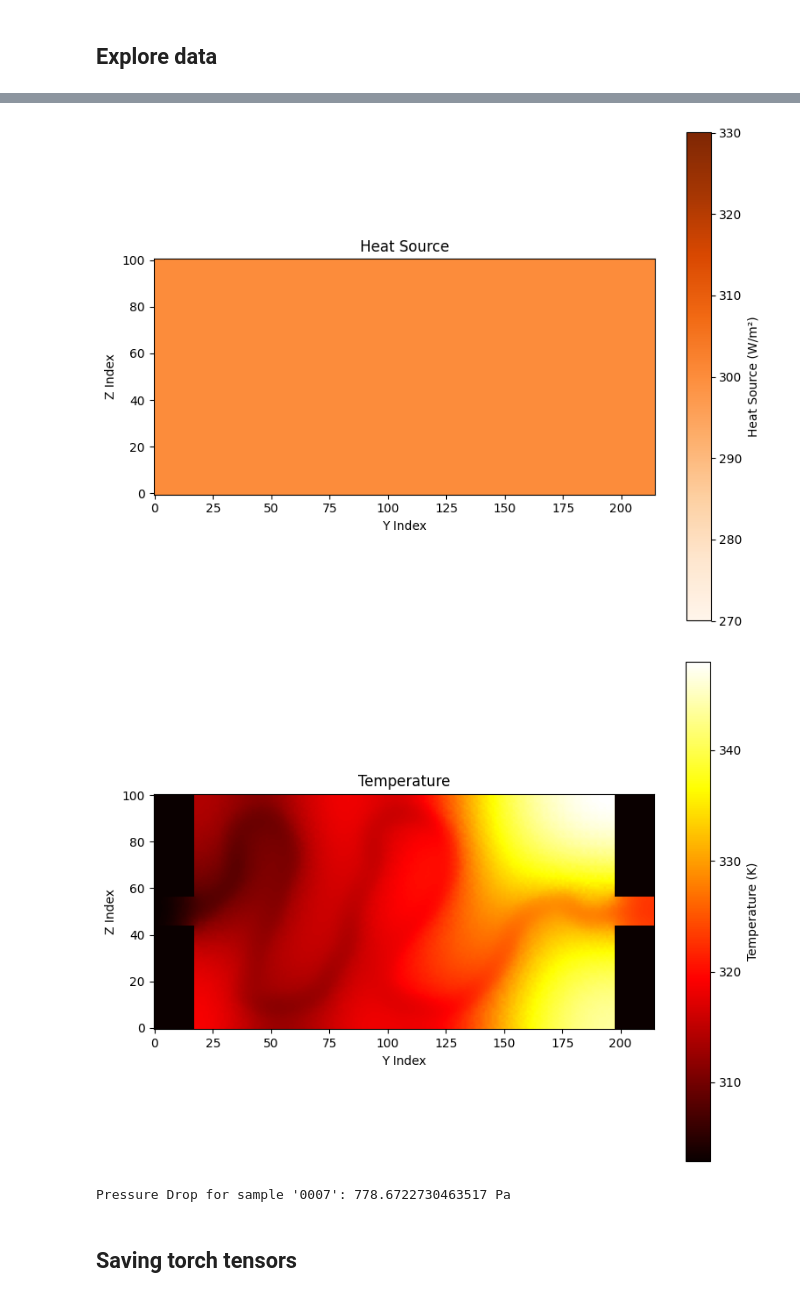
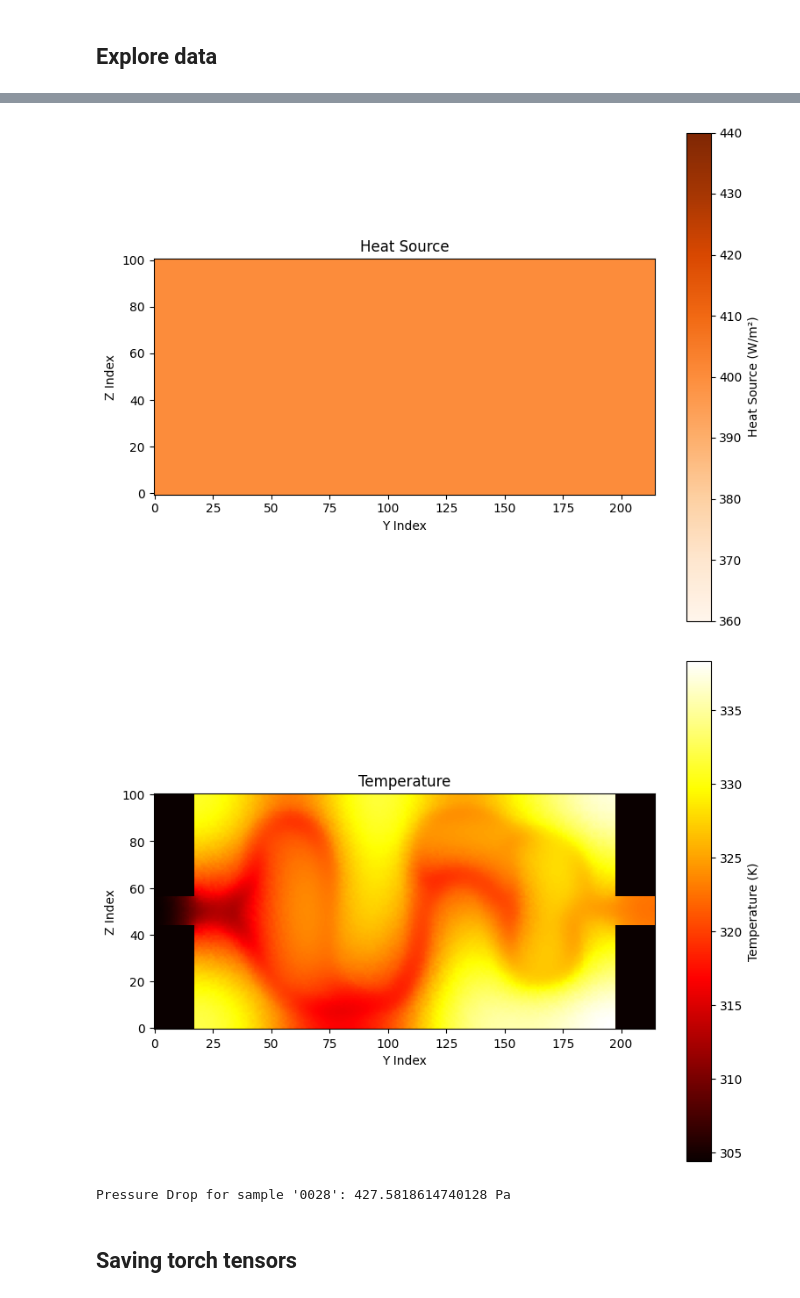
Before and after one commit to FrancoFusion/ML-CFD, a Jupyter notebook: M1_PerformancePredictor/Data/create_datasets.ipynb, the cells around one changed output, grey strips where cells are left out. Cells and saved outputs as stored; diff of their text form; code cells hidden in the pictures.

```diff
--- a/M1_PerformancePredictor/Data/create_datasets.ipynb
+++ b/M1_PerformancePredictor/Data/create_datasets.ipynb
@@ -6,7 +6,7 @@ import pandas as pd
 import numpy as np
 import matplotlib.pyplot as plt
 
-BASE_FOLDER = 'tempo'
+BASE_FOLDER = '400Samples'
 MATRIX_ROWS = 101
 MATRIX_COLS = 215
 
@@ -94,6 +94,6 @@ def process_sample(sample_index, base_folder=BASE_FOLDER):
     plot_matrix(temperature_matrix, 'Temperature', cmap='hot', label='Temperature (K)')
     print(f"Pressure Drop for sample '{sample_index}': {pressure_drop} Pa")
 
-sample_index = '0007'
+sample_index = '0028'
 process_sample(sample_index)
 # %% [output]
@@ -102,6 +102,6 @@ process_sample(sample_index)
-[figure, old version]
+[figure, new version]
-[figure, old version]
+[figure, new version]
-Pressure Drop for sample '0007': 778.6722730463517 Pa
+Pressure Drop for sample '0028': 427.5818614740128 Pa
 # %% [markdown]
 ## Saving torch tensors
 # %%
```
Also changed, not shown: parts of 2 cells of this notebook, 4 other files.
